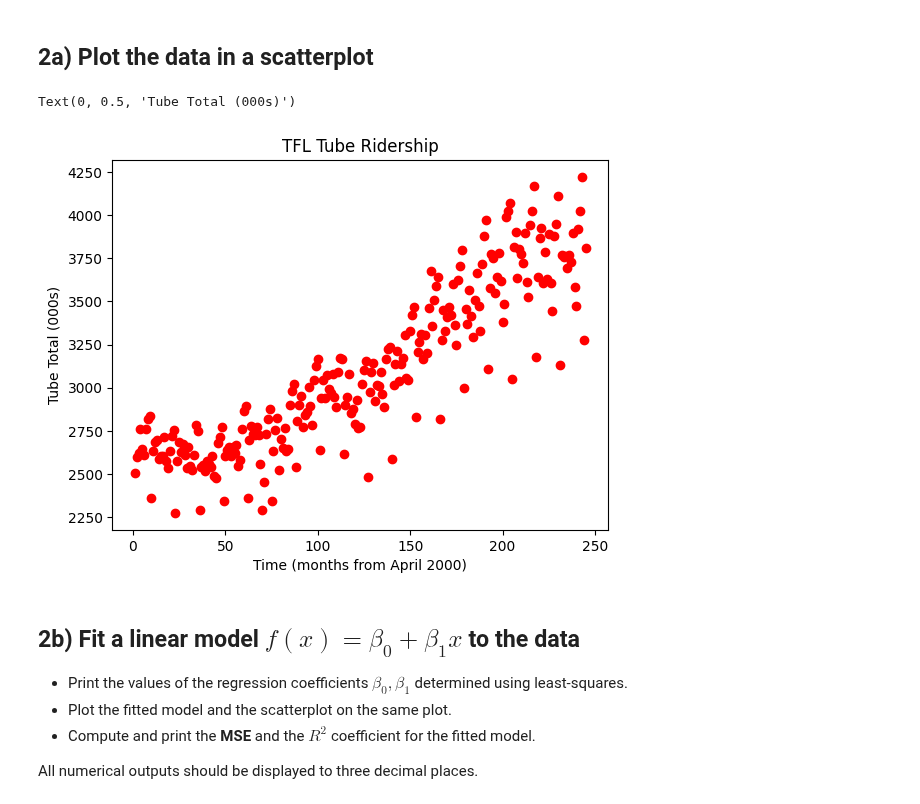
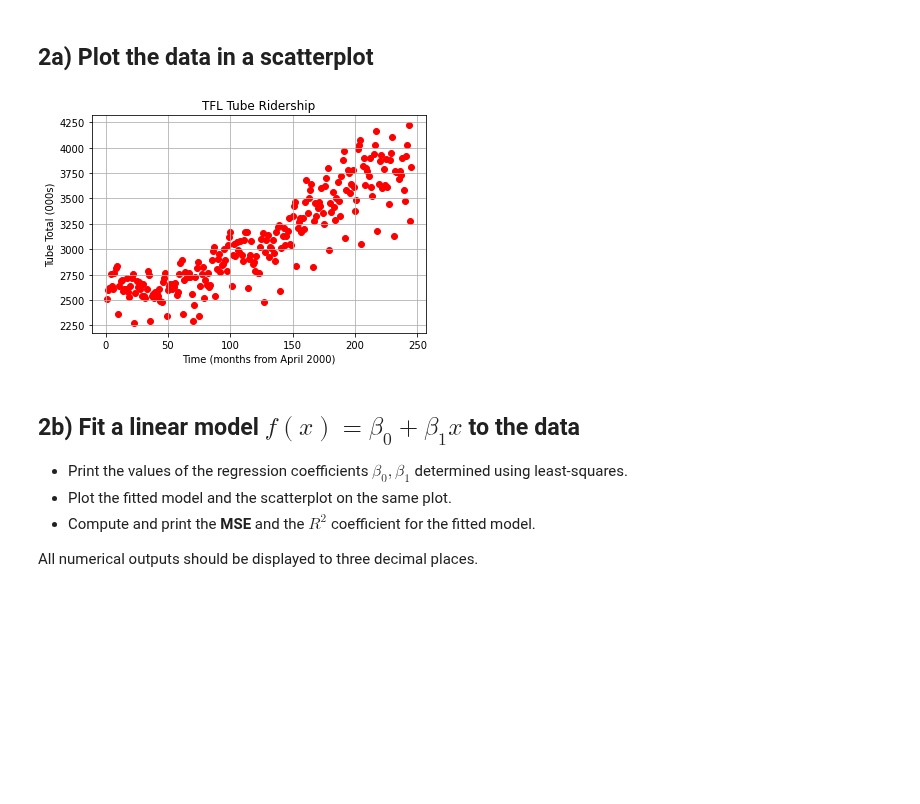
Before and after one commit to lpender3672/MEng-CW, a Jupyter notebook: IB/Data_Science/Exercises/03 Exercise Notebook 3.ipynb, the cells around one changed output. Saved outputs shown, nothing was run; the diff lists cells and outputs as text; code cells hidden in the pictures; blank space fills up the shorter version.

```diff
--- a/IB/Data_Science/Exercises/03 Exercise Notebook 3.ipynb
+++ b/IB/Data_Science/Exercises/03 Exercise Notebook 3.ipynb
@@ -11,3 +11,6 @@ import math
 import numpy as np
 import matplotlib.pyplot as plt
 import pandas as pd
+
+plt.rcParams['figure.facecolor'] = 'white'
+plt.tight_layout()
@@ -57,13 +62,14 @@ We now have a time series consisting of points $(x_i,y_i)$, for $i = 1, \ldots,
 # %%
 #Your code for scatterplot here
 
 plt.scatter(xvals, yvals, color='red')
 plt.title('TFL Tube Ridership')
 plt.xlabel('Time (months from April 2000)')
 plt.ylabel('Tube Total (000s)')
+plt.grid()
+plt.show()
 # %% [output]
-Text(0, 0.5, 'Tube Total (000s)')
-[figure, old version]
+[figure, new version]
 # %% [markdown]
 ## 2b) Fit a linear model $f(x) = \beta_0 + \beta_1 x$ to the data
 
```
Also changed, not shown: parts of 6 cells of this notebook, 3 other files.
